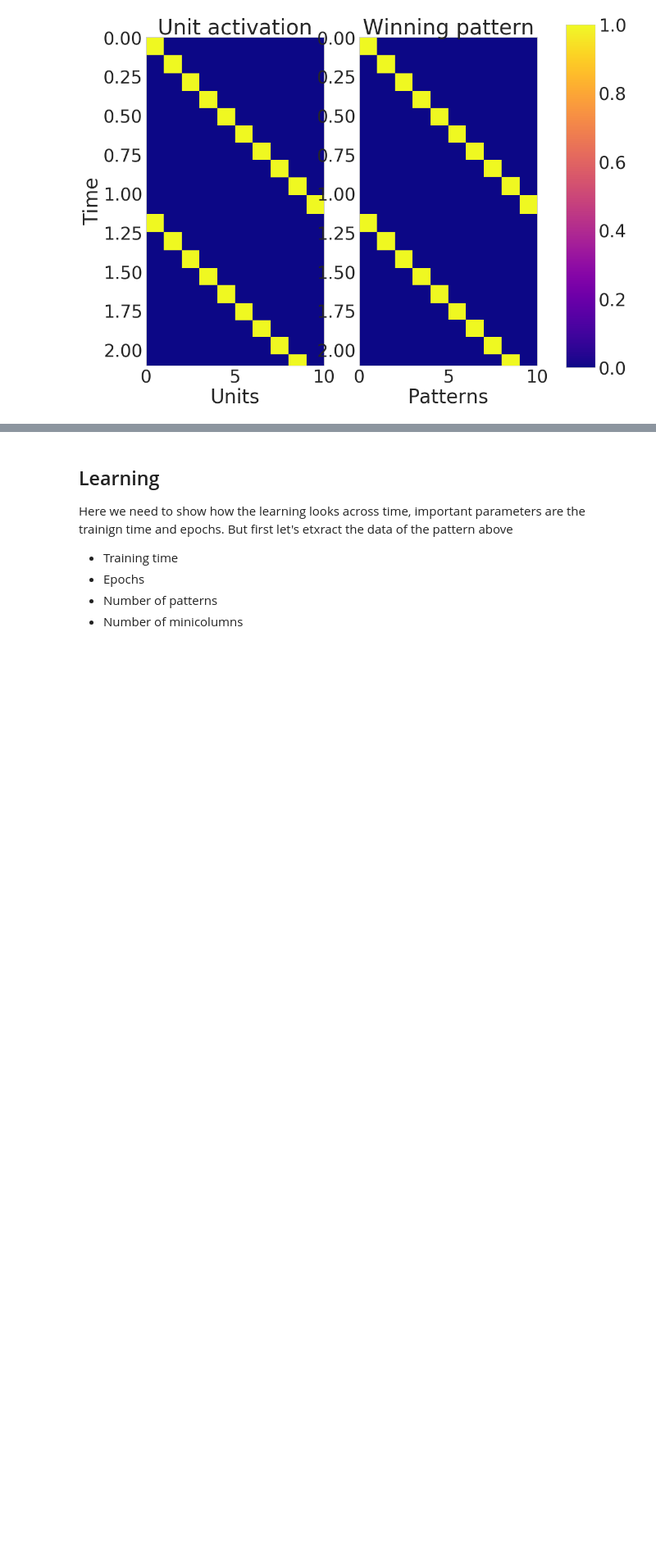
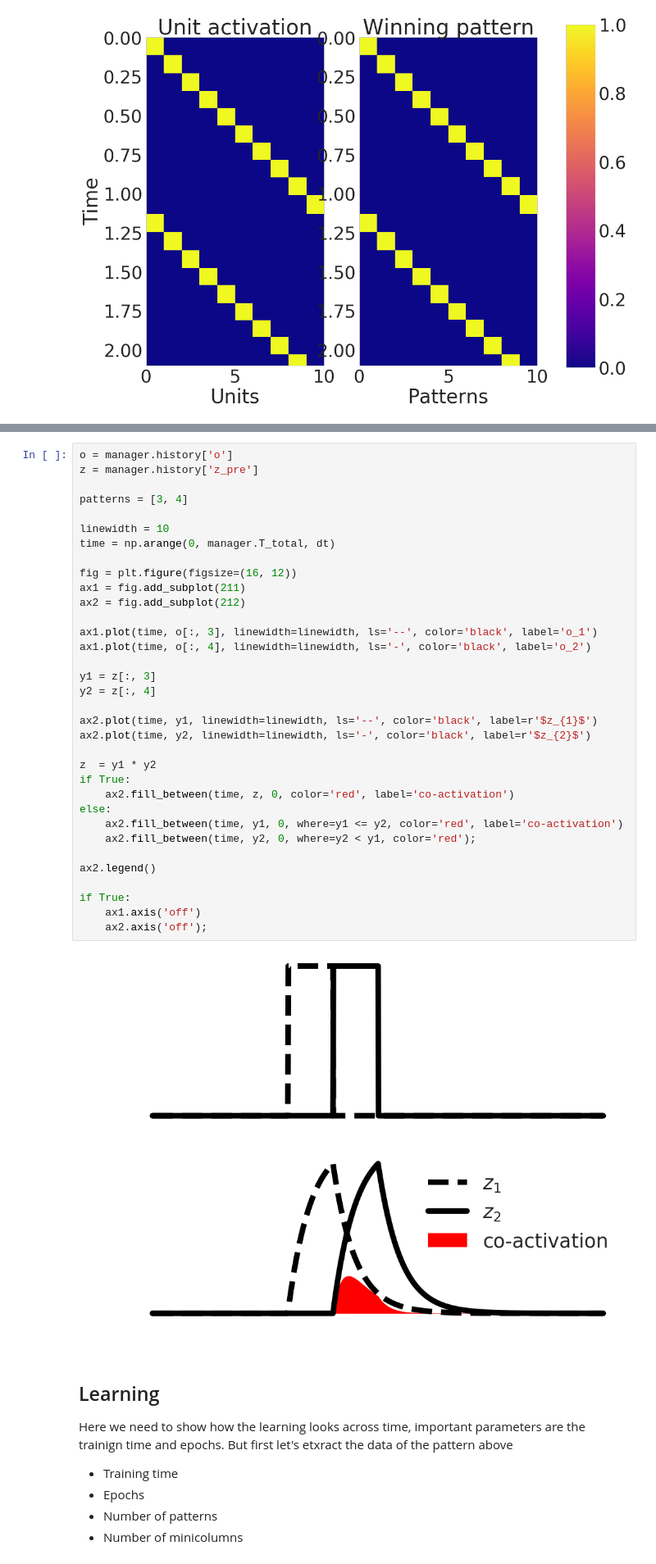
Before and after one commit to h-mayorquin/BCPNN_sequences, a Jupyter notebook: jupyter/2018-02-13(BCPNN perfect - theory I, learning properties).ipynb, the cells around one changed output, grey strips where cells are left out. Shown at 82% size. Drawn from its saved outputs; the diff is of its cells as text; blank space fills up the shorter version.

```diff
--- a/jupyter/2018-02-13(BCPNN perfect - theory I, learning properties).ipynb
+++ b/jupyter/2018-02-13(BCPNN perfect - theory I, learning properties).ipynb
@@ -97,3 +135,39 @@ success 100.0
+# %%
+o = manager.history['o']
+z = manager.history['z_pre']
+
+patterns = [3, 4]
+
+linewidth = 10
+time = np.arange(0, manager.T_total, dt)
+
+fig = plt.figure(figsize=(16, 12))
+ax1 = fig.add_subplot(211)
+ax2 = fig.add_subplot(212)
+
+ax1.plot(time, o[:, 3], linewidth=linewidth, ls='--', color='black', label='o_1')
+ax1.plot(time, o[:, 4], linewidth=linewidth, ls='-', color='black', label='o_2')
+
+y1 = z[:, 3]
+y2 = z[:, 4]
+
+ax2.plot(time, y1, linewidth=linewidth, ls='--', color='black', label=r'$z_{1}$')
+ax2.plot(time, y2, linewidth=linewidth, ls='-', color='black', label=r'$z_{2}$')
+
+z  = y1 * y2
+if True:
+    ax2.fill_between(time, z, 0, color='red', label='co-activation')
+else:
+    ax2.fill_between(time, y1, 0, where=y1 <= y2, color='red', label='co-activation')
+    ax2.fill_between(time, y2, 0, where=y2 < y1, color='red');
+
+ax2.legend()
+
+if True:
+    ax1.axis('off')
+    ax2.axis('off');
+# %% [output]
+[figure, added]
 # %% [markdown]
 ## Learning
 Here we need to show how the learning looks across time, important parameters are the trainign time and epochs. But first let's etxract the data of the pattern above
```
Also changed, not shown: parts of 9 cells of this notebook, 3 other files.
